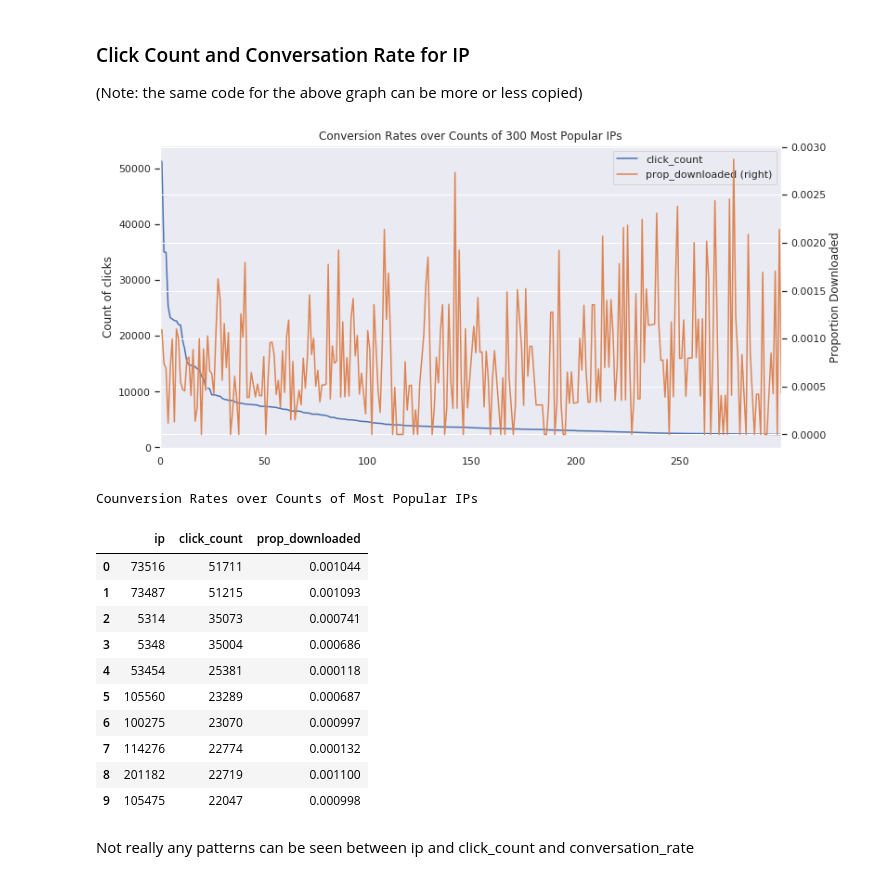
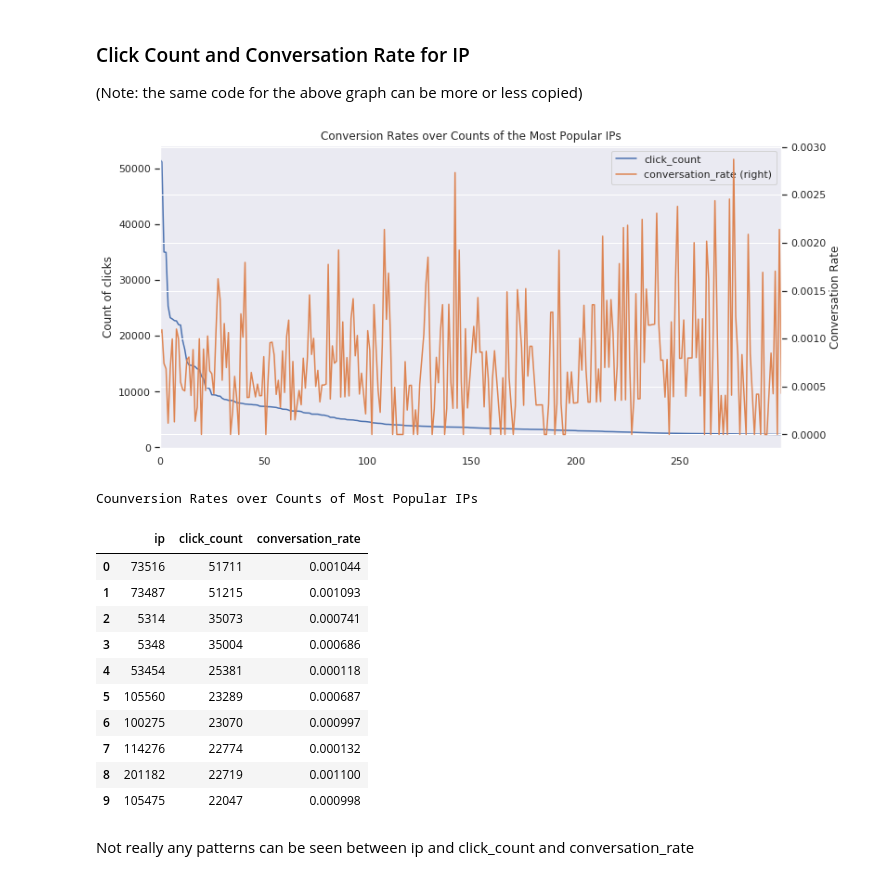
Before and after one commit to catherinelee274/fraud_detection, a Jupyter notebook: eda.ipynb, the cells around one changed output. Saved outputs shown, nothing was run; the diff lists cells and outputs as text; code cells hidden in the pictures.

```diff
--- a/eda.ipynb
+++ b/eda.ipynb
@@ -79,3 +79,7 @@ data.describe()
 | last | NaN | NaN | NaN | NaN | NaN | 2017-11-07 00:12:03 | 2017-11-07 15:59:53 | NaN |
 # %% [markdown]
 Let's look at the distribution of '1's and '0's for is_attributed column
+# %%
+class_counts = data.groupby('is_attributed').size()
+sns.set(style="darkgrid")
+ax = sns.countplot(x="is_attributed", data=data)
@@ -147,21 +149,21 @@ The reason why the proportion downloaded is so low for the most frequent clicks
 # %%
 conversation_rate = mdata[['ip', 'is_attributed']].groupby('ip', as_index=False).mean().sort_values('is_attributed', ascending=False)
 counts = mdata[['ip', 'is_attributed']].groupby('ip', as_index=False).count().sort_values('is_attributed', ascending=False)
 merge = counts.merge(conversation_rate, on='ip', how='left')
-merge.columns = ['ip', 'click_count', 'prop_downloaded']
+merge.columns = ['ip', 'click_count', 'conversation_rate']
 
-ax = merge[:300].plot(y=["click_count","prop_downloaded"],secondary_y='prop_downloaded')
-plt.title('Conversion Rates over Counts of 300 Most Popular IPs')
+ax = merge[:300].plot(y=["click_count","conversation_rate"],secondary_y='conversation_rate')
+plt.title('Conversion Rates over Counts of the Most Popular IPs')
 ax.set(ylabel='Count of clicks')
-plt.ylabel('Proportion Downloaded')
+plt.ylabel('Conversation Rate')
 plt.show()
 
 print('Counversion Rates over Counts of Most Popular IPs')
 merge.head(10)
 # %% [output]
-[figure, old version]
+[figure, new version]
 Counversion Rates over Counts of Most Popular IPs
-|  | ip | click_count | prop_downloaded |
+|  | ip | click_count | conversation_rate |
 | 0 | 73516 | 51711 | 0.001044 |
 | 1 | 73487 | 51215 | 0.001093 |
 | 2 | 5314 | 35073 | 0.000741 |
```
Also changed, not shown: parts of 12 cells of this notebook.
